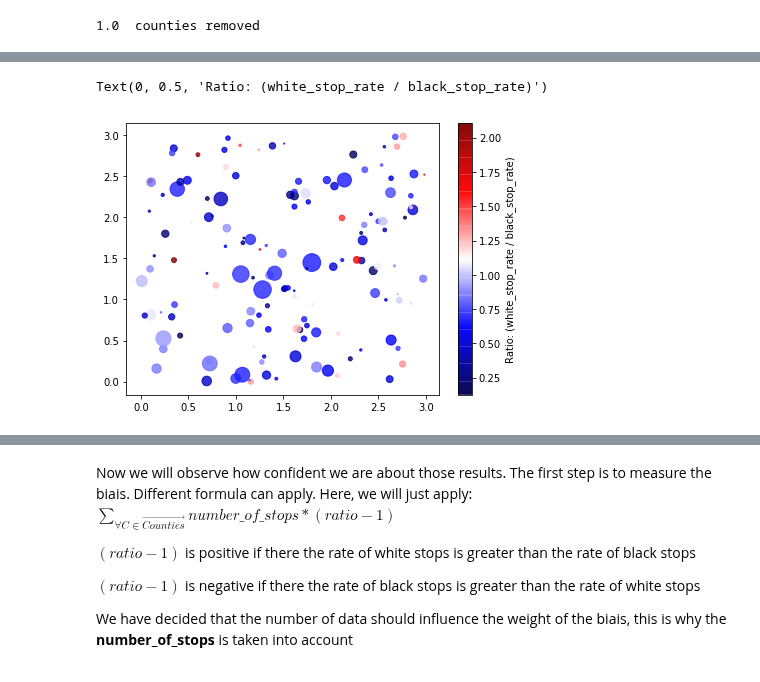
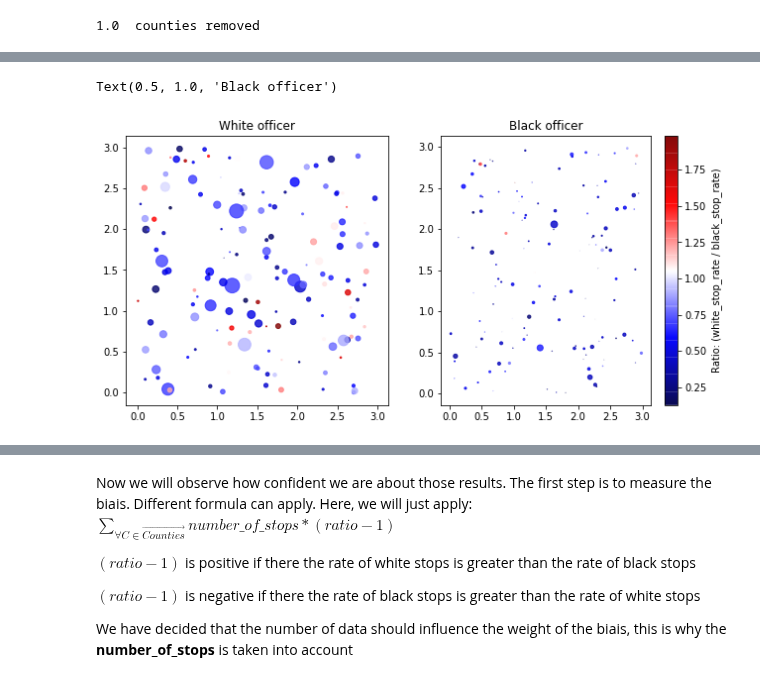
Before and after one commit to epfl-ada/ada-2020-project-milestone-p3-p3_adahn, a Jupyter notebook: Cencus Dataset.ipynb, the cells around one changed output, grey strips where cells are left out. Saved outputs shown, nothing was run; the diff lists cells and outputs as text; code cells hidden in the pictures.

Commit message:
add officer race

```diff
--- a/Cencus Dataset.ipynb
+++ b/Cencus Dataset.ipynb
@@ -139,0 +136,4 @@ data.head(10)
+# %%
+data_total_stops = data_total_stops.reset_index()
+data = data_total_stops
+data.head(5)
@@ -314,6 +337,8 @@ def computeRatio(white_rate, black_rate):
     return white_rate / black_rate;
 
 def extract_ratio(race, race_stop_rate):
+    if (len(race_stop_rate) != 2):
+        return None;
     if(race.iloc[0] == 'white'):
         return computeRatio(race_stop_rate.iloc[0], race_stop_rate.iloc[1])
     else:
@@ -323,7 +348,14 @@ def appl_merge_rows(x):
     ratio = extract_ratio(x['subject_race'], x['race_stop_rate'])
     return pd.Series({'total_stops':x['total_stops'].sum(), 'ratio':ratio, 'cencus': x['cencus'].values[0]})
 
-ratios = rates.groupby('county_name').apply(lambda x: appl_merge_rows(x))
+ratios = rates.groupby(['county_name', 'state', 'officer_race']).apply(lambda x: appl_merge_rows(x))
+
+# remove NaN values
+# for instance if there is no stops between "black officer and black subject" in a county, the ratio is NaN
+ratios = ratios[ratios['ratio'].notna()].reset_index();
+
+ratios_black_officer = ratios[ratios['officer_race'] == 'black'];
+ratios_white_officer = ratios[ratios['officer_race'] == 'white'];
 
 ratios.head(5)
 # %% [output]
@@ -355,21 +412,31 @@ Only in 30 counties, whites people are arrested more often.
 # %%
 np.random.seed(142)
 
-N = len(ratios)
-x = np.random.rand(N)*3
-y = np.random.rand(N)*3
-colors = np.random.rand(N)
-area = (30 * np.random.rand(N))**2  # 0 to 15 point radii
+# reduce the size of the total_stops column
+total_stops = (ratios['total_stops']/ratios['total_stops'].mean())
+
+def ratioPlot(df, ax):
+    N = len(df)
+    x = np.random.rand(N)*3
+    y = np.random.rand(N)*3
+    colors = np.random.rand(N)
+    area = (30 * np.random.rand(N))**2  # 0 to 15 point radii
+
+    return ax.scatter(x, y, alpha = .8, s=df['total_stops'].values/3000, c = df['ratio'].values, cmap = 'seismic')
+
+fig, axes = plt.subplots(1, 2, figsize=(12,5))
+
+im = ratioPlot(ratios[ratios['officer_race'] == 'white'], axes[0])
+
+ratioPlot(ratios[ratios['officer_race'] == 'black'], axes[1])
+
+fig.subplots_adjust(right=0.8)
+cbar = fig.colorbar(im)
+cbar.ax.set_ylabel('Ratio: (white_stop_rate / black_stop_rate)')
 
 
-# standardize the total_stops for each county
-total_stops = (ratios['total_stops']/ratios['total_stops'].mean())
-
-plt.figure(figsize=(7, 5))
-
-plt.scatter(x, y, alpha = .8, s=total_stops.values*50, c = ratios['ratio'].values, cmap = 'seismic')
-cbar = plt.colorbar()
-cbar.ax.set_ylabel('Ratio: (white_stop_rate / black_stop_rate)')
+axes[0].set_title('White officer')
+axes[1].set_title('Black officer')
 # %% [output]
-Text(0, 0.5, 'Ratio: (white_stop_rate / black_stop_rate)')
+Text(0.5, 1.0, 'Black officer')
-[figure, old version]
+[figure, new version]
```
Also changed, not shown: parts of 26 cells of this notebook.
